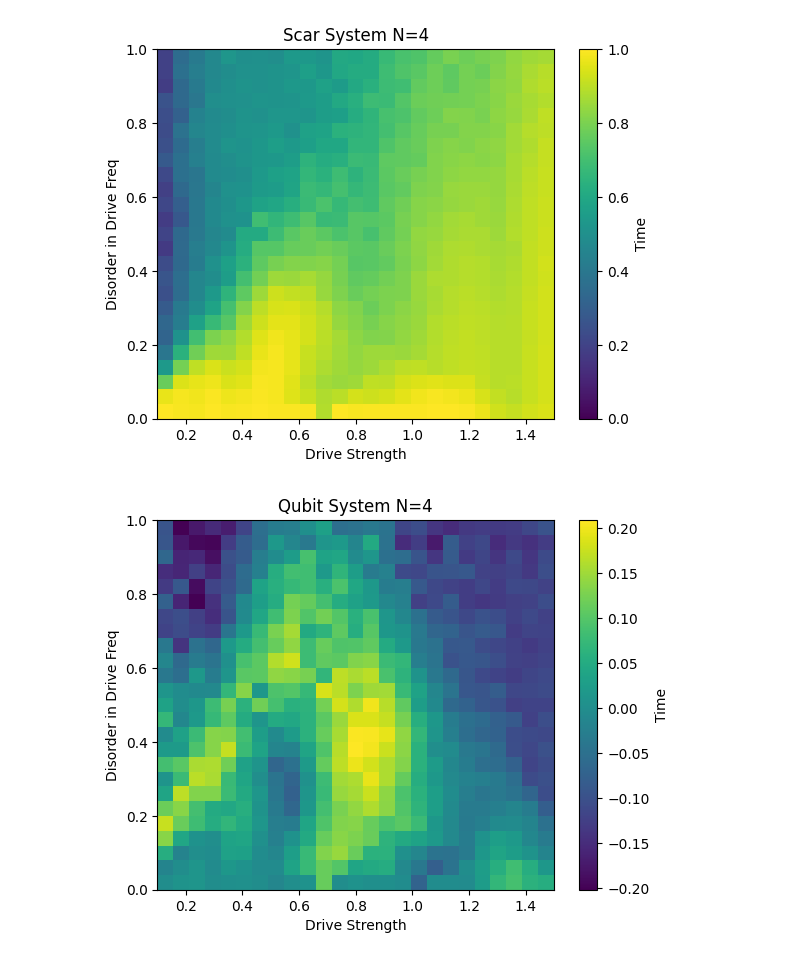
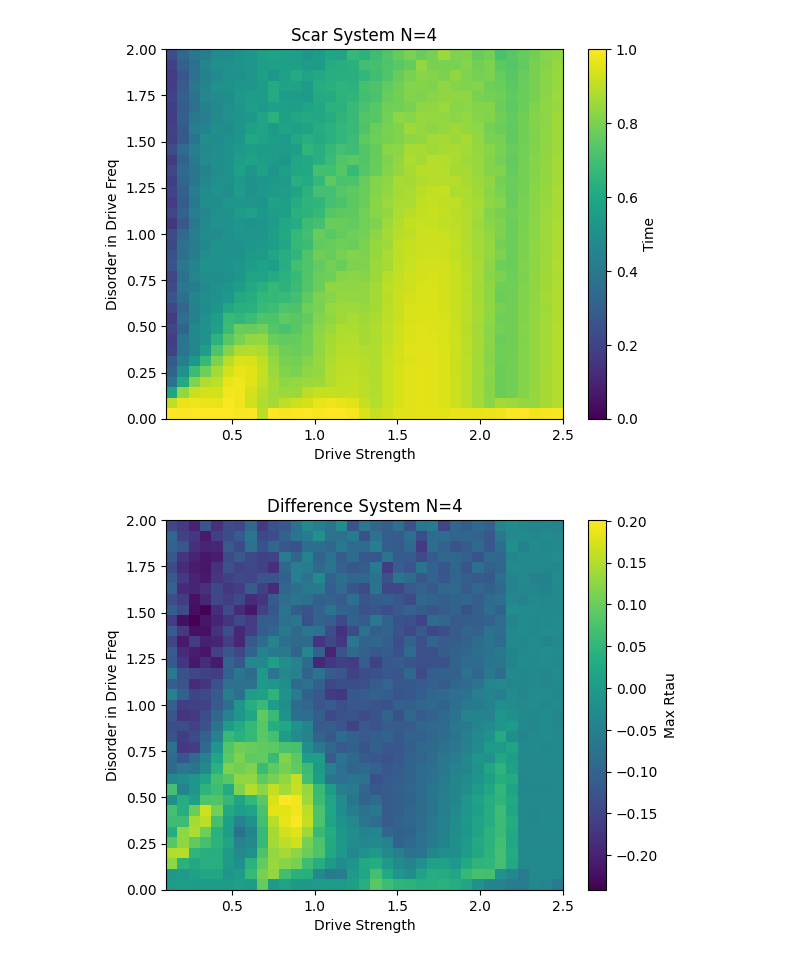
Before and after one commit to Idden/Quantum-Internship, a Jupyter notebook: Quantum_Batteries_Scars/disorder_tests/test6_infinite_void.ipynb, the cells around one changed output. Drawn from its saved outputs; the diff is of its cells as text; code cells hidden in the pictures.

```diff
--- a/Quantum_Batteries_Scars/disorder_tests/test6_infinite_void.ipynb
+++ b/Quantum_Batteries_Scars/disorder_tests/test6_infinite_void.ipynb
@@ -8,8 +8,8 @@ N = 4
 wm = 1.0
 wd = 0.642570281124498
 tlist = np.linspace(0, 50, 100)
-dlist = np.linspace(0.0, 1.0, 25)
-alist = np.linspace(0.1, 1.5, 25)
+dlist = np.linspace(0.0, 2.0, 35)
+alist = np.linspace(0.1, 2.5, 35)
 # %%
 qH0, qH1_list, wm = get_random_freq_qubit_ham(N)
 qeigenvalues, qeigenstates = qH0.eigenstates()
@@ -86,17 +86,17 @@ plt.ylabel("Disorder in Drive Freq")
 plt.xlabel("Drive Strength")
 plt.show()
 # %% [output]
-[figure, old version]
+[figure, new version]
 # %%
 plt.imshow(np.array(qdisRtau) - np.array(disRtau),
            extent=[alist.min(), alist.max(), dlist.min(), dlist.max()],
            origin='lower',
            aspect='auto',
            cmap='viridis') # , vmin=-0.3, vmax=0.3
-plt.colorbar(label="Time")
-plt.title(f"Qubit System N={N}")
+plt.colorbar(label="Max Rtau")
+plt.title(f"Difference System N={N}")
 plt.ylabel("Disorder in Drive Freq")
 plt.xlabel("Drive Strength")
 plt.show()
 # %% [output]
-[figure, old version]
+[figure, new version]
```
Also changed, not shown: parts of 1 cell of this notebook, 1 other file.
